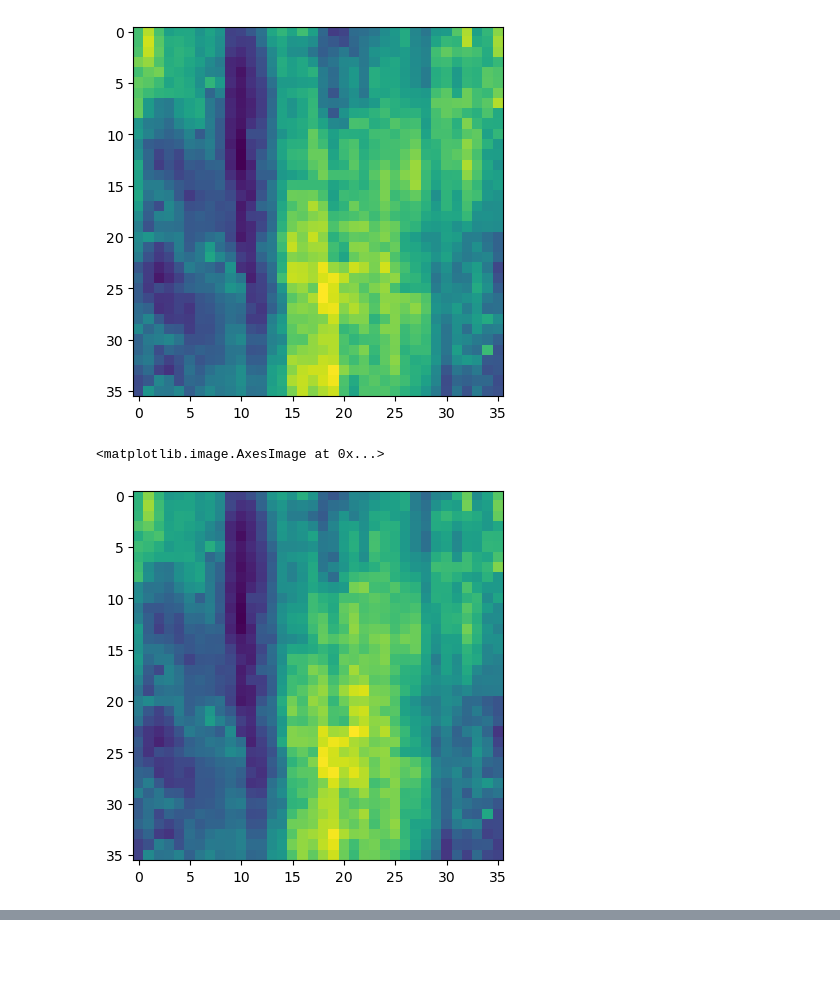
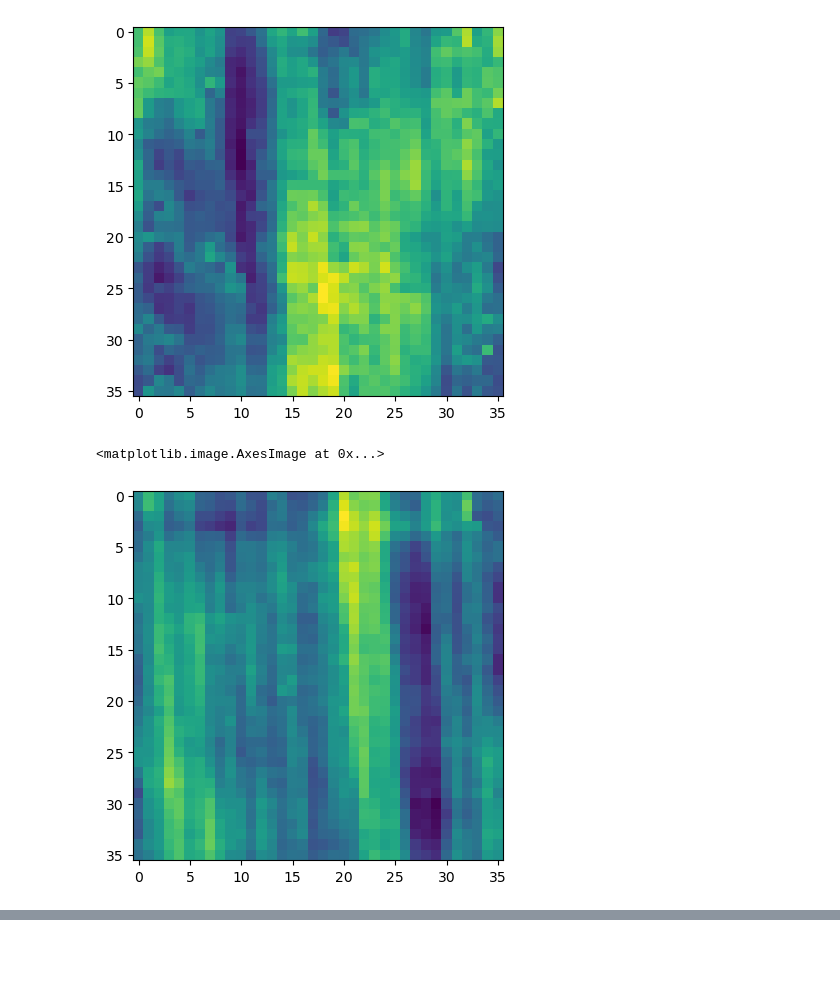
Before and after one commit to EllingtonKirby/Pipe-Corrosion-Detection, a Jupyter notebook: evaluation.ipynb, the cells around one changed output, grey strips where cells are left out. Cells and saved outputs as stored; diff of their text form; code cells hidden in the pictures.

```diff
--- a/evaluation.ipynb
+++ b/evaluation.ipynb
@@ -62,8 +60,8 @@ plt.imshow(test_df.iloc[0]['data'].reshape(36, 36))
 <matplotlib.image.AxesImage at 0x...>
 [figure]
 # %%
-plt.imshow(X_test[0].reshape(36, 36))
+plt.imshow(X_test[1].reshape(36, 36))
 # %% [output]
 <matplotlib.image.AxesImage at 0x...>
-[figure, old version]
+[figure, new version]
 # %%
```
Also changed, not shown: parts of 6 cells of this notebook, 1 other file.
